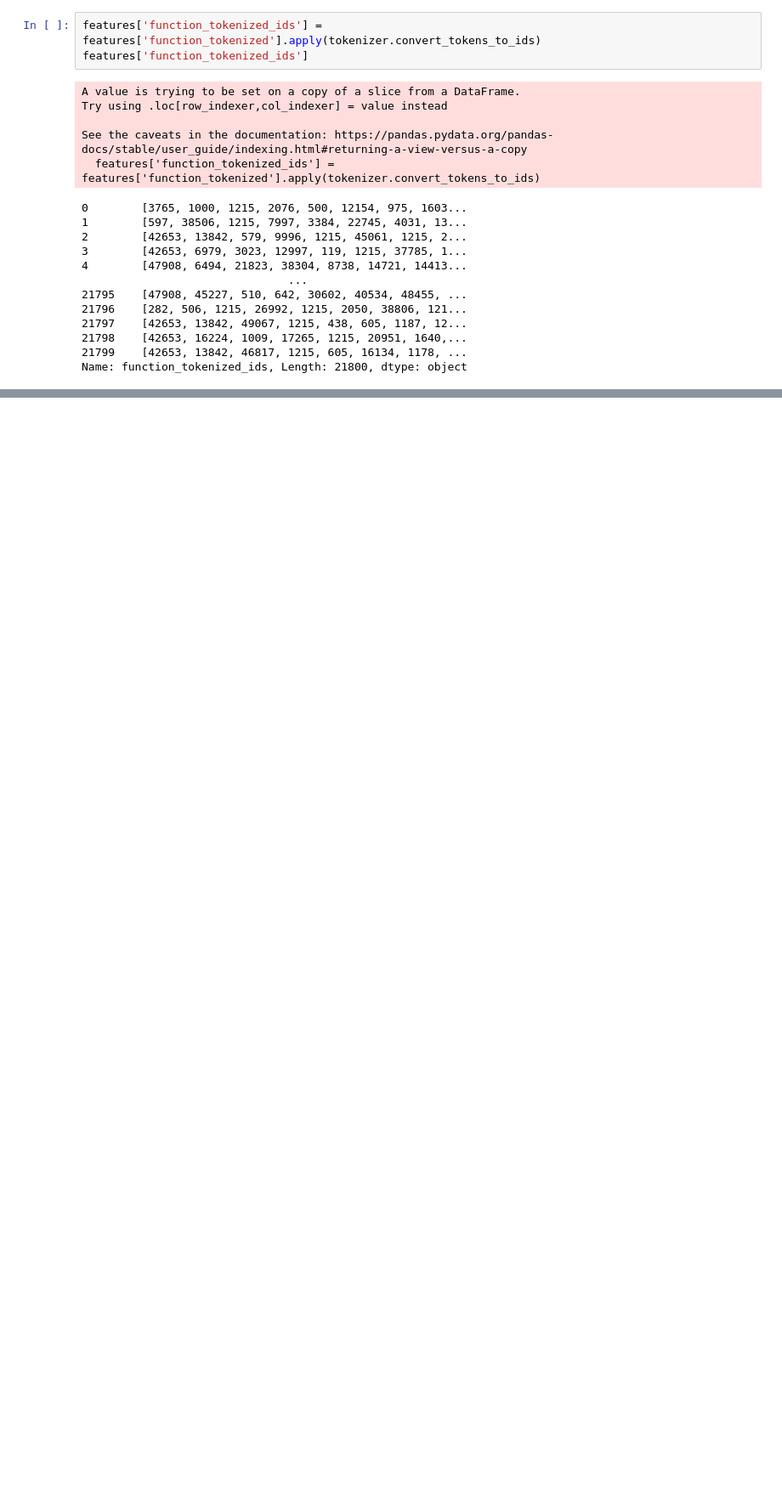
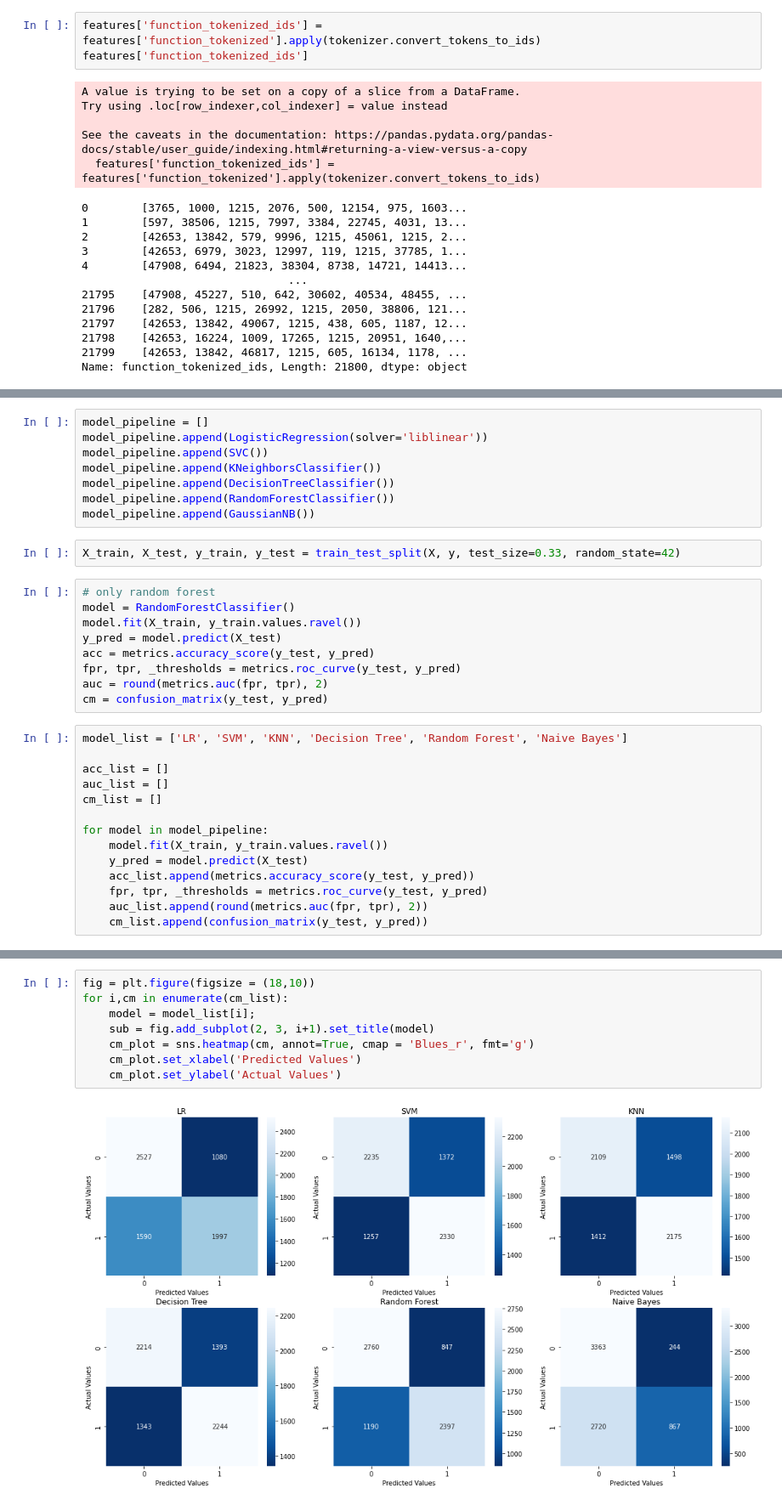
Before and after one commit to elhoferson/ct-se-ase-project, a Jupyter notebook: source/DataProcessing.ipynb, the cells around one changed output, grey strips where cells are left out. Shown: that part at 85% size. Cells and saved outputs as stored; diff of their text form; blank space fills up the shorter version.

```diff
--- a/source/DataProcessing.ipynb
+++ b/source/DataProcessing.ipynb
@@ -189,0 +355,33 @@ See the caveats in the documentation: https://pandas.pydata.org/pandas-docs/stab
+# %%
+model_pipeline = []
+model_pipeline.append(LogisticRegression(solver='liblinear'))
+model_pipeline.append(SVC())
+model_pipeline.append(KNeighborsClassifier())
+model_pipeline.append(DecisionTreeClassifier())
+model_pipeline.append(RandomForestClassifier())
+model_pipeline.append(GaussianNB())
+# %%
+X_train, X_test, y_train, y_test = train_test_split(X, y, test_size=0.33, random_state=42)
+# %%
+# only random forest
+model = RandomForestClassifier()
+model.fit(X_train, y_train.values.ravel())
+y_pred = model.predict(X_test)
+acc = metrics.accuracy_score(y_test, y_pred)
+fpr, tpr, _thresholds = metrics.roc_curve(y_test, y_pred)
+auc = round(metrics.auc(fpr, tpr), 2)
+cm = confusion_matrix(y_test, y_pred)
+# %%
+model_list = ['LR', 'SVM', 'KNN', 'Decision Tree', 'Random Forest', 'Naive Bayes']
+
+acc_list = []
+auc_list = []
+cm_list = []
+
+for model in model_pipeline:
+    model.fit(X_train, y_train.values.ravel())
+    y_pred = model.predict(X_test)
+    acc_list.append(metrics.accuracy_score(y_test, y_pred))
+    fpr, tpr, _thresholds = metrics.roc_curve(y_test, y_pred)
+    auc_list.append(round(metrics.auc(fpr, tpr), 2))
+    cm_list.append(confusion_matrix(y_test, y_pred))
@@ -189,0 +402,10 @@ See the caveats in the documentation: https://pandas.pydata.org/pandas-docs/stab
+# %%
+fig = plt.figure(figsize = (18,10))
+for i,cm in enumerate(cm_list):
+    model = model_list[i];
+    sub = fig.add_subplot(2, 3, i+1).set_title(model)
+    cm_plot = sns.heatmap(cm, annot=True, cmap = 'Blues_r', fmt='g')
+    cm_plot.set_xlabel('Predicted Values')
+    cm_plot.set_ylabel('Actual Values')
+# %% [output]
+[figure, added]
```
Also changed, not shown: parts of 29 cells of this notebook.
